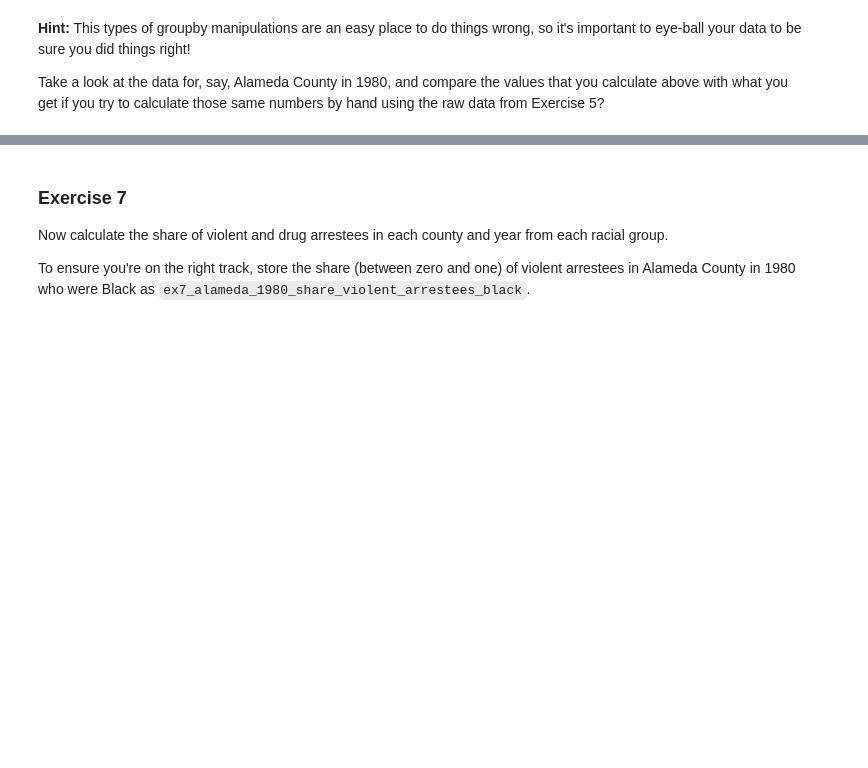
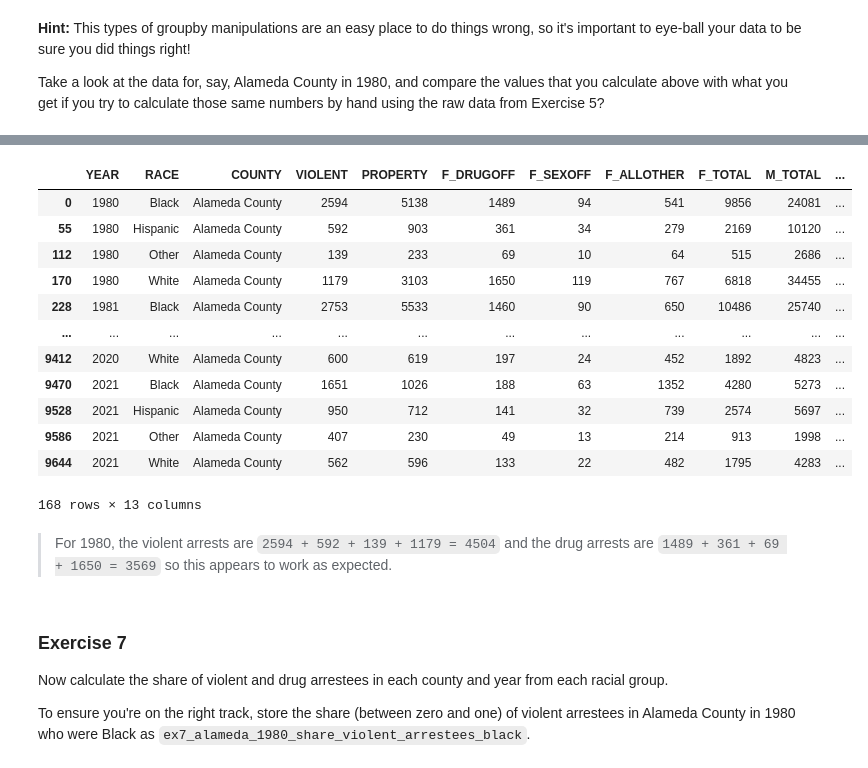
Before and after one commit to BlueWolfpack/PDS, a Jupyter notebook: exercise_groupby.ipynb, the cells around one changed output, grey strips where cells are left out. Saved outputs shown, nothing was run; the diff lists cells and outputs as text; code cells hidden in the pictures; blank space fills up the shorter version.

Commit message:
groupby exercise, up to problem 7, completed

```diff
--- a/exercise_groupby.ipynb
+++ b/exercise_groupby.ipynb
@@ -37,7 +37,9 @@ import numpy as np
 
 results = {}
 
-arrests = pd.read_csv("OnlineArrestData1980-2021.txt")
+url = "https://media.githubusercontent.com/media/nickeubank/MIDS_Data/refs/heads/master/OnlineArrestData1980-2021.csv"
+
+arrests = pd.read_csv(url)
 # %% [markdown]
 ## Learning the Group Structure of Your Data
 
@@ -217,3 +206,32 @@ Take a look at the data for, say, Alameda County in 1980, and compare the values
+# %%
+# group by year and county, then transform with the sum of violent arrests to obtain the total number of violent arrests irrespective of race
+reduced_arrests["SUM_VIOLENT"] = reduced_arrests.groupby(
+    by=["YEAR", "COUNTY"], as_index=False
+)["VIOLENT"].transform("sum")
+
+# group by year and county, then transform with the sum of drug arrests to obtain the total number of drug arrests irrespective of race
+reduced_arrests["SUM_F_DRUGOFF"] = reduced_arrests.groupby(
+    by=["YEAR", "COUNTY"], as_index=False
+)["F_DRUGOFF"].transform("sum")
+
+# verify that the sums were done correctly by filtering for Alameda County and checking that the sums for both arrest types
+reduced_arrests[reduced_arrests["COUNTY"] == "Alameda County"]
+# %% [output]
+|  | YEAR | RACE | COUNTY | VIOLENT | PROPERTY | F_DRUGOFF | F_SEXOFF | F_ALLOTHER | F_TOTAL | M_TOTAL | ... |
+| 0 | 1980 | Black | Alameda County | 2594 | 5138 | 1489 | 94 | 541 | 9856 | 24081 | ... |
+| 55 | 1980 | Hispanic | Alameda County | 592 | 903 | 361 | 34 | 279 | 2169 | 10120 | ... |
+| 112 | 1980 | Other | Alameda County | 139 | 233 | 69 | 10 | 64 | 515 | 2686 | ... |
+| 170 | 1980 | White | Alameda County | 1179 | 3103 | 1650 | 119 | 767 | 6818 | 34455 | ... |
+| 228 | 1981 | Black | Alameda County | 2753 | 5533 | 1460 | 90 | 650 | 10486 | 25740 | ... |
+| ... | ... | ... | ... | ... | ... | ... | ... | ... | ... | ... | ... |
+| 9412 | 2020 | White | Alameda County | 600 | 619 | 197 | 24 | 452 | 1892 | 4823 | ... |
+| 9470 | 2021 | Black | Alameda County | 1651 | 1026 | 188 | 63 | 1352 | 4280 | 5273 | ... |
+| 9528 | 2021 | Hispanic | Alameda County | 950 | 712 | 141 | 32 | 739 | 2574 | 5697 | ... |
+| 9586 | 2021 | Other | Alameda County | 407 | 230 | 49 | 13 | 214 | 913 | 1998 | ... |
+| 9644 | 2021 | White | Alameda County | 562 | 596 | 133 | 22 | 482 | 1795 | 4283 | ... |
+168 rows × 13 columns
+# %% [markdown]
+> For 1980, the violent arrests are `2594 + 592 + 139 + 1179 = 4504` and the drug arrests are `1489 + 361 + 69 + 1650 = 3569` so this appears to work as expected.
 # %% [markdown]
 ### Exercise 7
 
```
Also changed, not shown: parts of 8 cells of this notebook.
